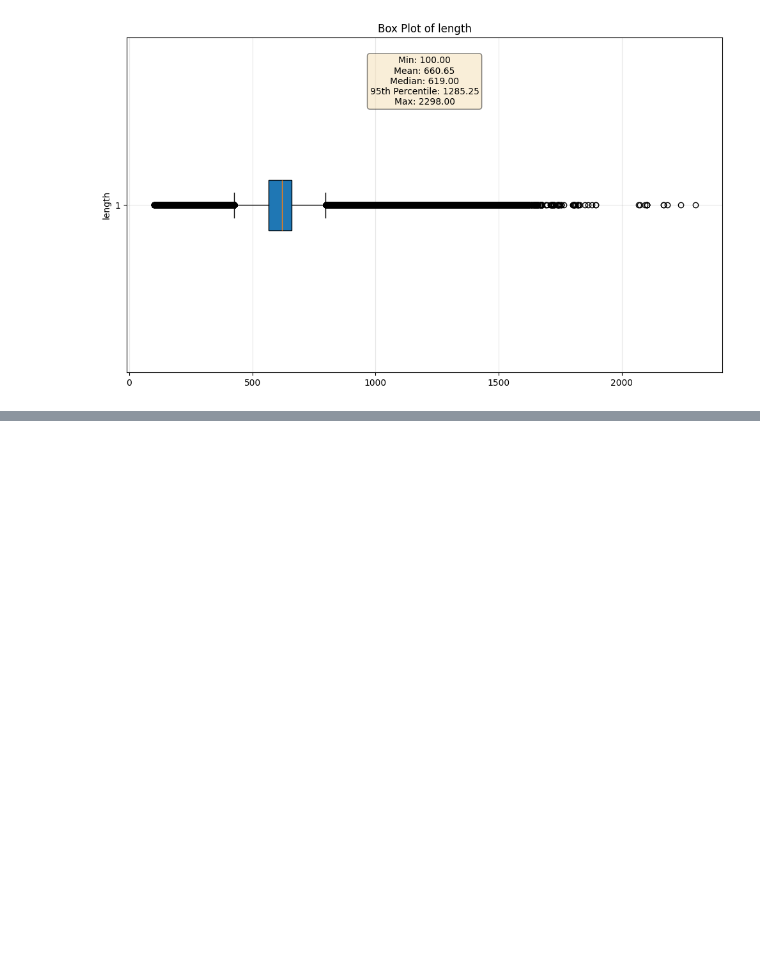
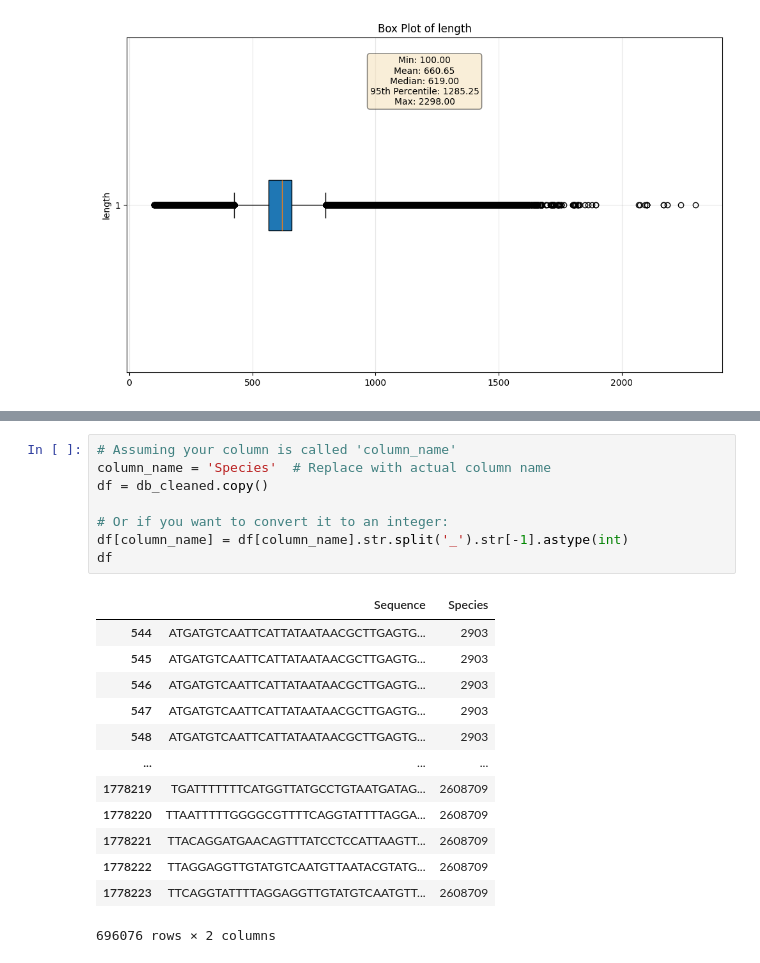
Before and after one commit to NeoMakesGames/Taxi, a Jupyter notebook: data/data.ipynb, the cells around one changed output, grey strips where cells are left out. Saved outputs shown, nothing was run; the diff lists cells and outputs as text; blank space fills up the shorter version.

```diff
--- a/data/data.ipynb
+++ b/data/data.ipynb
@@ -81,0 +130,22 @@ plt.show()
+# %%
+# Assuming your column is called 'column_name'
+column_name = 'Species'  # Replace with actual column name
+df = db_cleaned.copy()
+
+# Or if you want to convert it to an integer:
+df[column_name] = df[column_name].str.split('_').str[-1].astype(int)
+df
+# %% [output]
+|  | Sequence | Species |
+| 544 | ATGATGTCAATTCATTATAATAACGCTTGAGTG... | 2903 |
+| 545 | ATGATGTCAATTCATTATAATAACGCTTGAGTG... | 2903 |
+| 546 | ATGATGTCAATTCATTATAATAACGCTTGAGTG... | 2903 |
+| 547 | ATGATGTCAATTCATTATAATAACGCTTGAGTG... | 2903 |
+| 548 | ATGATGTCAATTCATTATAATAACGCTTGAGTG... | 2903 |
+| ... | ... | ... |
+| 1778219 | TGATTTTTTTCATGGTTATGCCTGTAATGATAG... | 2608709 |
+| 1778220 | TTAATTTTTGGGGCGTTTTCAGGTATTTTAGGA... | 2608709 |
+| 1778221 | TTACAGGATGAACAGTTTATCCTCCATTAAGTT... | 2608709 |
+| 1778222 | TTAGGAGGTTGTATGTCAATGTTAATACGTATG... | 2608709 |
+| 1778223 | TTCAGGTATTTTAGGAGGTTGTATGTCAATGTT... | 2608709 |
+696076 rows × 2 columns
```
Also changed, not shown: parts of 10 cells of this notebook.
